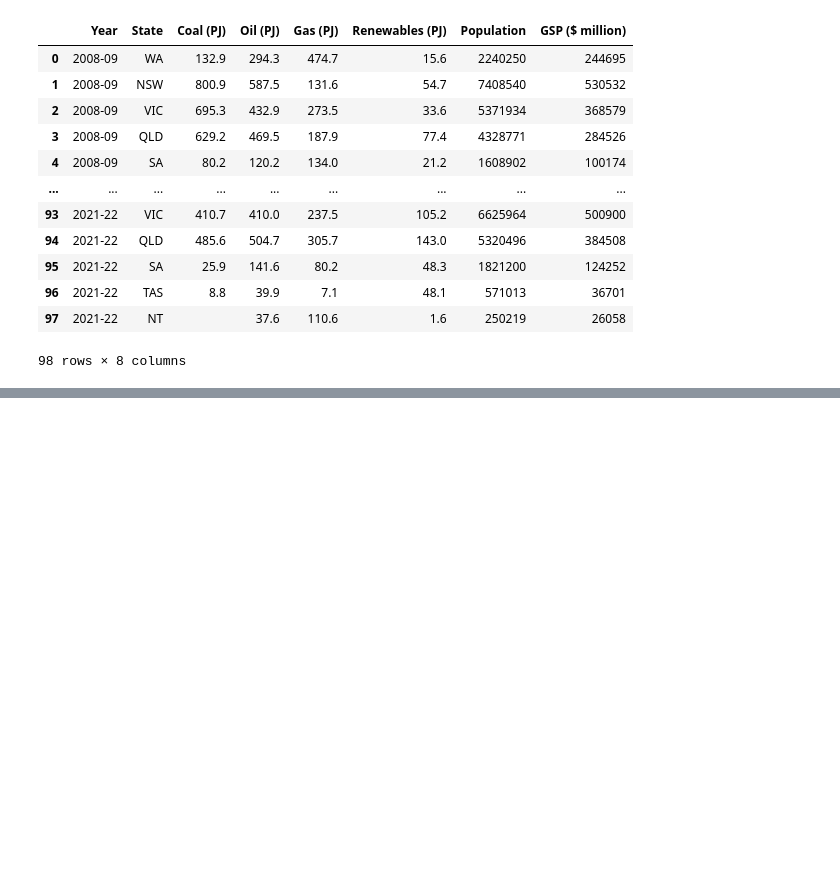
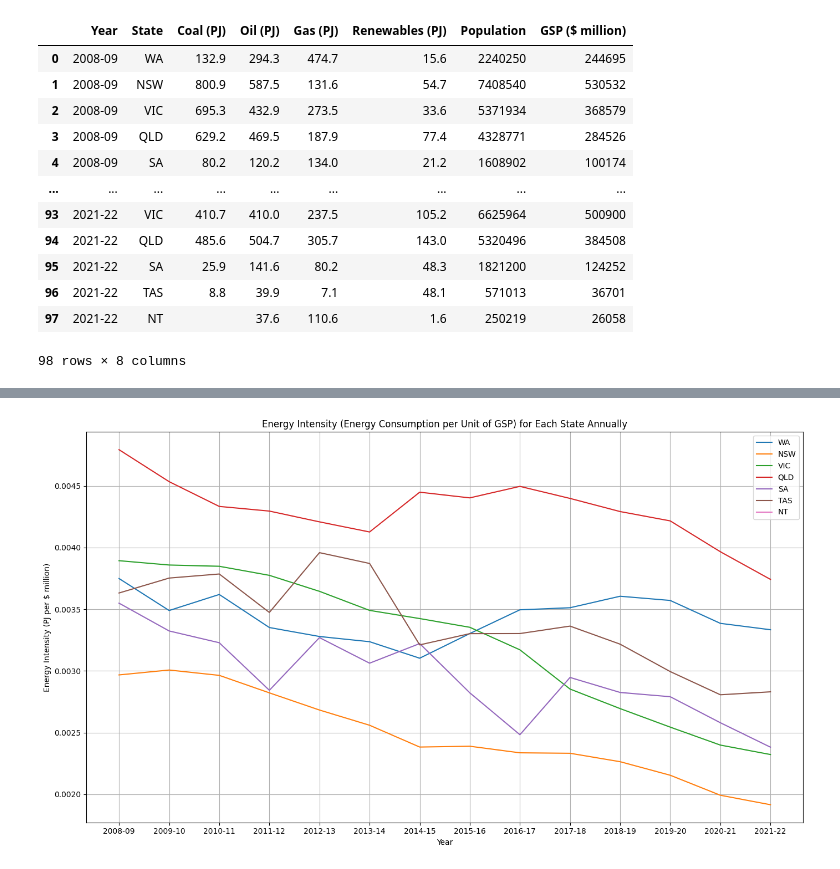
Before and after one commit to bebooneha/neha21399776-assignment1, a Jupyter notebook: group_assingment.ipynb, the cells around one changed output, grey strips where cells are left out. Cells and saved outputs as stored; diff of their text form; code cells hidden in the pictures; blank space fills up the shorter version.

```diff
--- a/group_assingment.ipynb
+++ b/group_assingment.ipynb
@@ -116,0 +81,2 @@ print(energy_df)
+# %%
+energy_df['Energy_Intensity'] = energy_df['Total_Energy_PJ'] / energy_df['GSP ($ million)']
@@ -116,0 +103,2 @@ print(energy_df)
+# %%
+grouped_by_state_year = energy_df.groupby(['State', 'Year']).mean()
@@ -116,0 +125,15 @@ print(energy_df)
+# %%
+plt.figure(figsize=(14, 8))
+for state in energy_df['State'].unique():
+    state_data = grouped_by_state_year.loc[state]
+    plt.plot(state_data.index, state_data['Energy_Intensity'], label=state)
+
+plt.title('Energy Intensity (Energy Consumption per Unit of GSP) for Each State Annually')
+plt.xlabel('Year')
+plt.ylabel('Energy Intensity (PJ per $ million)')
+plt.legend()
+plt.grid(True)
+plt.tight_layout()
+plt.show()
+# %% [output]
+[figure, added]
```
Also changed, not shown: parts of 6 cells of this notebook.
